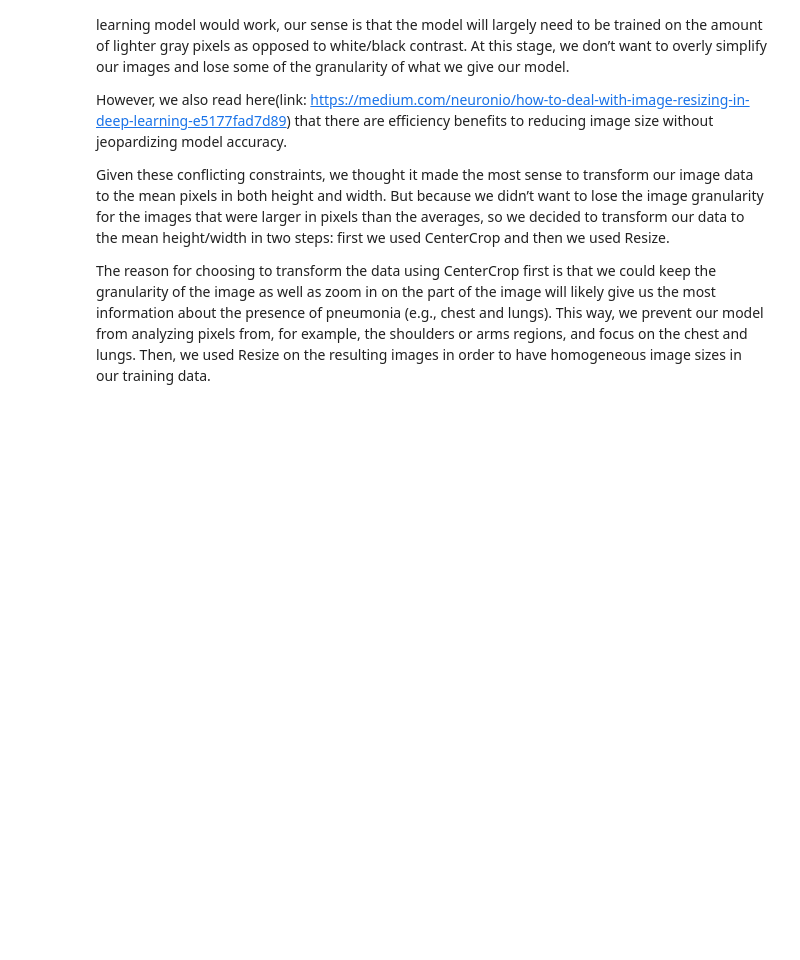
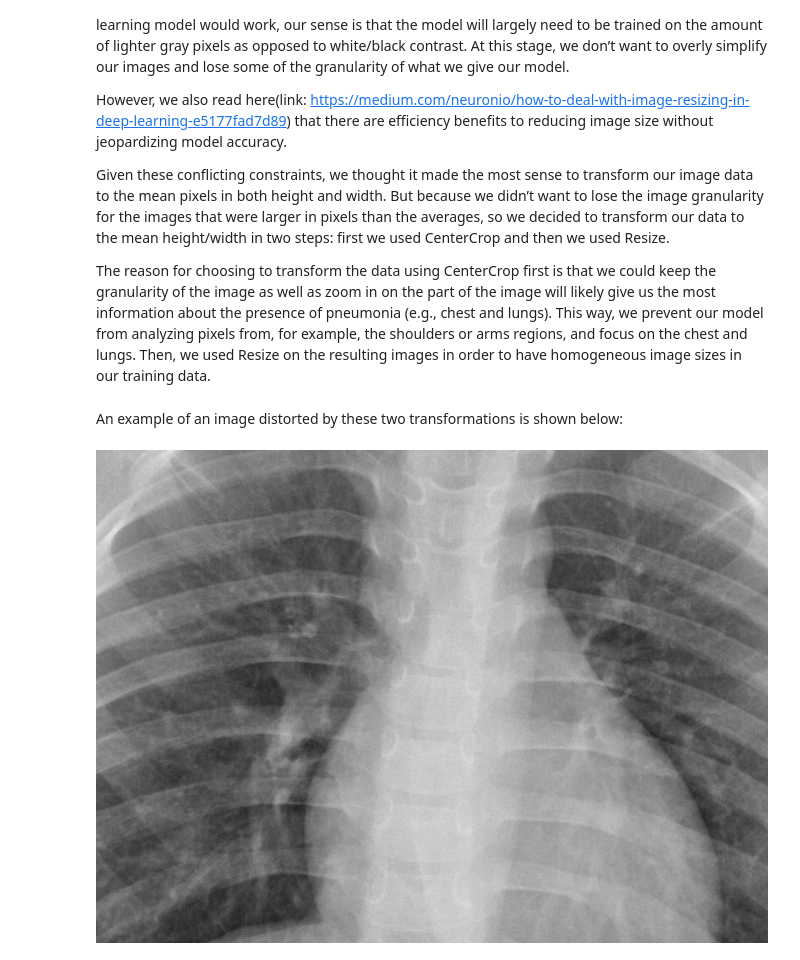
Before and after one commit to jgibson517/silent-p, a Jupyter notebook: checkpoint_1.ipynb, the cells around one changed output. Drawn from its saved outputs; the diff is of its cells as text; code cells hidden in the pictures; blank space fills up the shorter version.

```diff
--- a/checkpoint_1.ipynb
+++ b/checkpoint_1.ipynb
@@ -174,3 +176,9 @@ However, we also read here(link: https://medium.com/neuronio/how-to-deal-with-im
 Given these conflicting constraints, we thought it made the most sense to transform our image data to the mean pixels in both height and width. But because we didn’t want to lose the image granularity for the images that were larger in pixels than the averages, so we decided to transform our data to the mean height/width in two steps: first we used CenterCrop and then we used Resize.
 
 The reason for choosing to transform the data using CenterCrop first is that we could keep the granularity of the image as well as zoom in on the part of the image will likely give us the most information about the presence of pneumonia (e.g., chest and lungs). This way, we prevent our model from analyzing pixels from, for example, the shoulders or arms regions, and focus on the chest and lungs. Then, we used Resize on the resulting images in order to have homogeneous image sizes in our training data.
+# %% [markdown]
+An example of an image distorted by these two transformations is shown below:
+# %%
+display.Image('data/tests/test.jpeg')
+# %% [output]
+[figure, added]
```
Also changed, not shown: parts of 2 cells of this notebook.
